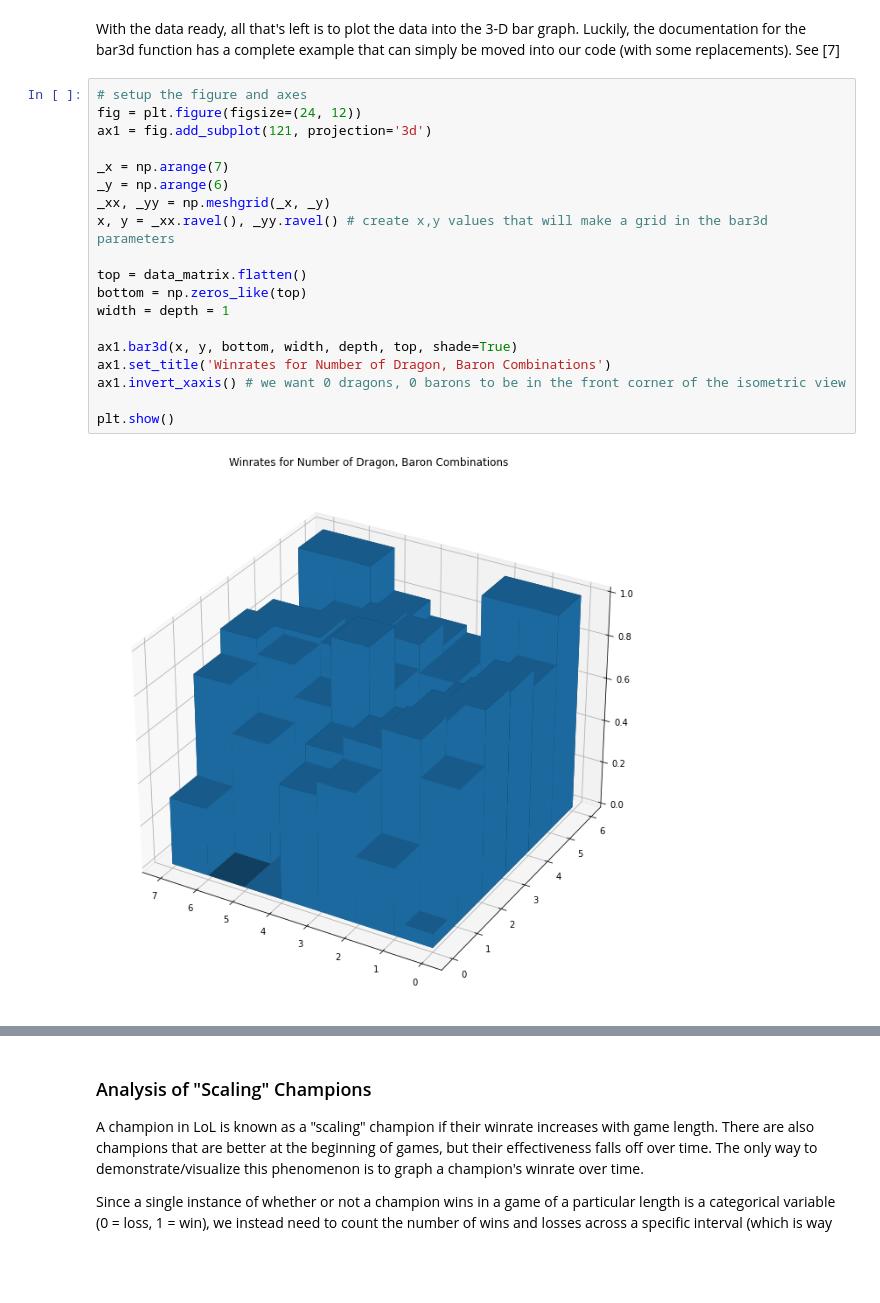
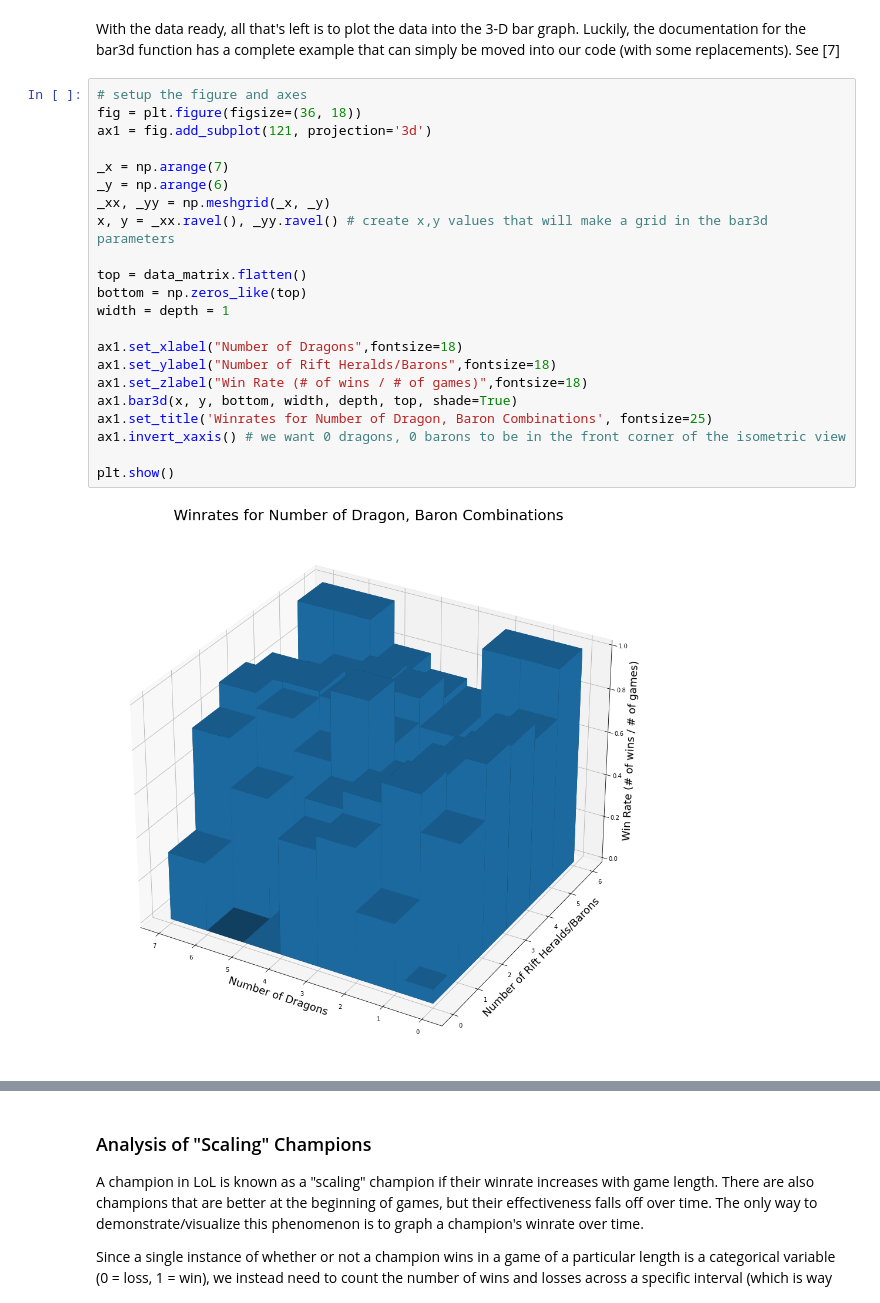
Before and after one commit to aj-sarama/blue-team, a Jupyter notebook: FinalProject.ipynb, the cells around one changed output, grey strips where cells are left out. Drawn from its saved outputs; the diff is of its cells as text; blank space fills up the shorter version.

```diff
--- a/FinalProject.ipynb
+++ b/FinalProject.ipynb
@@ -383,22 +381,25 @@ for dragons in range(0,7):
 With the data ready, all that's left is to plot the data into the 3-D bar graph. Luckily, the documentation for the bar3d function has a complete example that can simply be moved into our code (with some replacements). See [7]
 # %%
 # setup the figure and axes
-fig = plt.figure(figsize=(24, 12))
+fig = plt.figure(figsize=(36, 18))
 ax1 = fig.add_subplot(121, projection='3d')
 
 _x = np.arange(7)
 _y = np.arange(6)
 _xx, _yy = np.meshgrid(_x, _y)
 x, y = _xx.ravel(), _yy.ravel() # create x,y values that will make a grid in the bar3d parameters
 
 top = data_matrix.flatten()
 bottom = np.zeros_like(top)
 width = depth = 1
 
+ax1.set_xlabel("Number of Dragons",fontsize=18)
+ax1.set_ylabel("Number of Rift Heralds/Barons",fontsize=18)
+ax1.set_zlabel("Win Rate (# of wins / # of games)",fontsize=18)
 ax1.bar3d(x, y, bottom, width, depth, top, shade=True)
-ax1.set_title('Winrates for Number of Dragon, Baron Combinations')
+ax1.set_title('Winrates for Number of Dragon, Baron Combinations', fontsize=25)
 ax1.invert_xaxis() # we want 0 dragons, 0 barons to be in the front corner of the isometric view
 
 plt.show()
 # %% [output]
-[figure, old version]
+[figure, new version]
```
Also changed, not shown: parts of 27 cells of this notebook, 1 other file.
